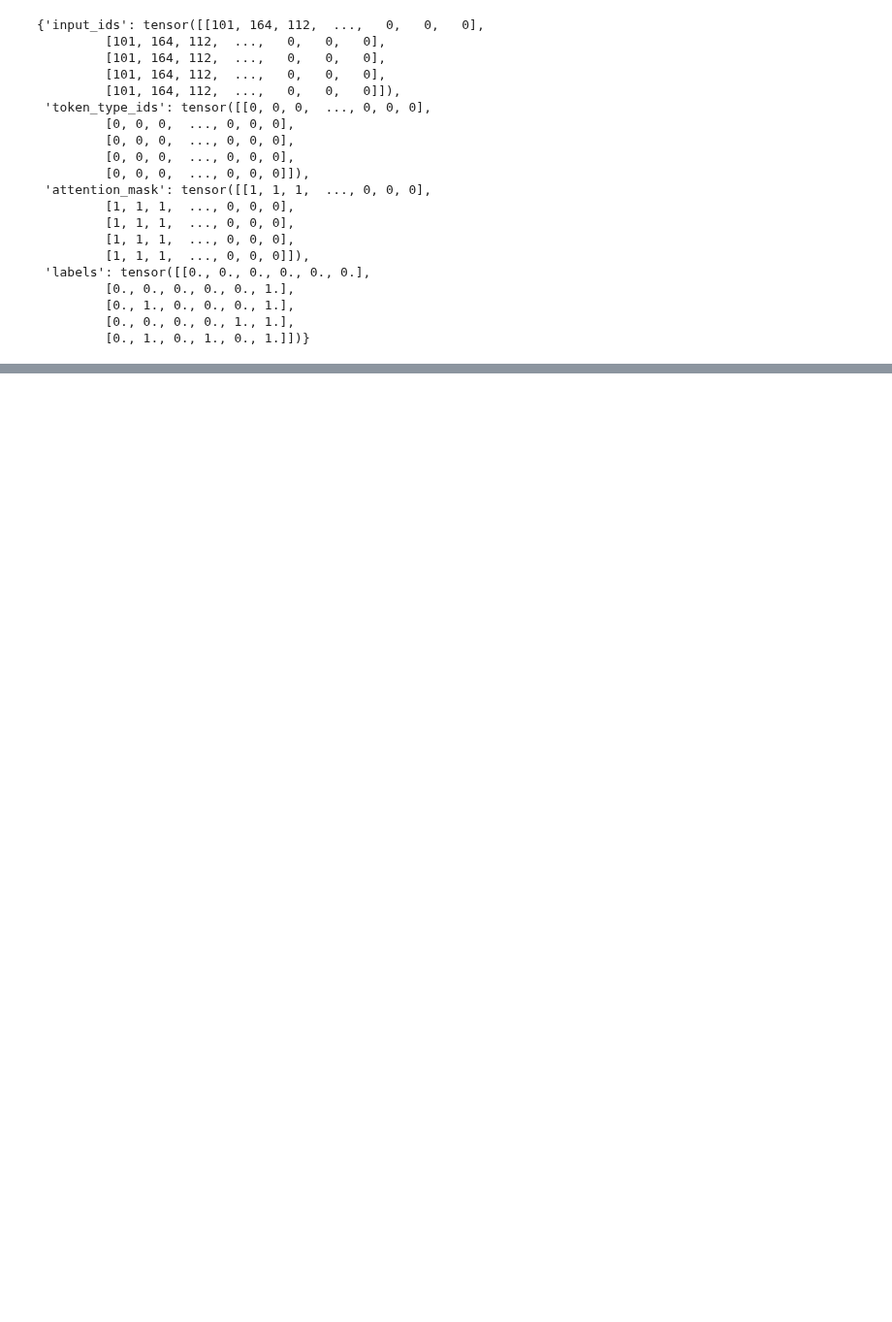
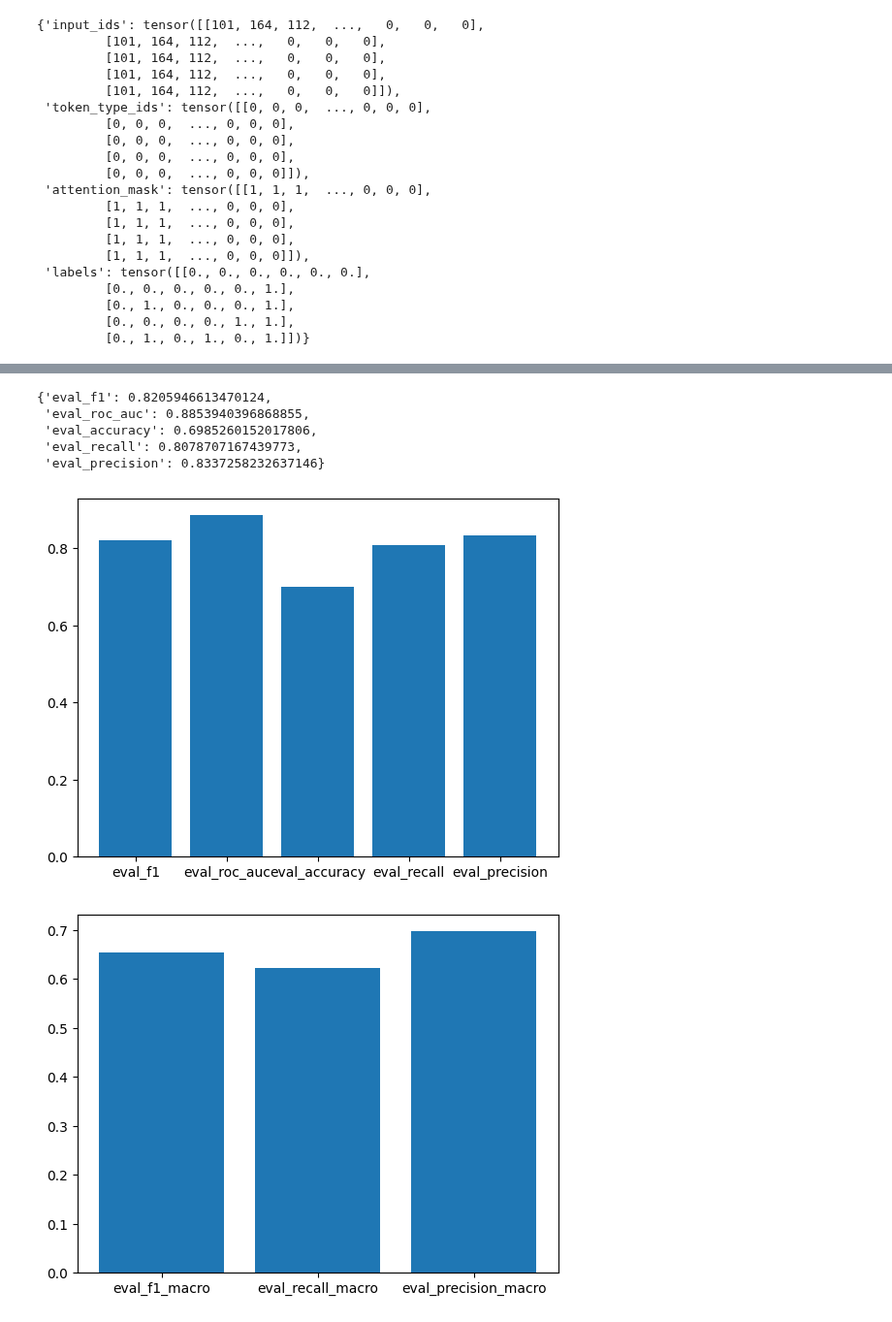
Before and after one commit to lavo2/HLT-Project, a Jupyter notebook: finetuning.ipynb, the cells around one changed output, grey strips where cells are left out. Shown at 97% size. Drawn from its saved outputs; the diff is of its cells as text; code cells hidden in the pictures; blank space fills up the shorter version.

Commit message:
added some plot on finetuning

```diff
--- a/finetuning.ipynb
+++ b/finetuning.ipynb
@@ -568,0 +609,41 @@ encoded_dataset['test'][:5]
+# %%
+metrics = results
+metrics = {k: v for k, v in metrics.items() if k in ['eval_f1', 'eval_roc_auc', 'eval_accuracy', 'eval_recall', 'eval_precision']}
+metrics
+# %% [output]
+{'eval_f1': 0.8205946613470124,
+ 'eval_roc_auc': 0.8853940396868855,
+ 'eval_accuracy': 0.6985260152017806,
+ 'eval_recall': 0.8078707167439773,
+ 'eval_precision': 0.8337258232637146}
+# %%
+# print the metrics: eval_f1, eval_roc_auc, eval_accuracy, eval_recall, eval_precision as bar plot
+import matplotlib.pyplot as plt
+
+metrics = results
+metrics
+
+metrics = {k: v for k, v in metrics.items() if k in ['eval_f1', 'eval_roc_auc', 'eval_accuracy', 'eval_recall', 'eval_precision']}
+
+plt.bar(metrics.keys(), metrics.values())
+
+plt.show()
+
+# print the metrics: eval_f1_macro, eval_recall_macro, eval_precision_macro as bar plot
+metrics = results
+metrics
+
+metrics = {k: v for k, v in metrics.items() if k in ['eval_f1_macro', 'eval_recall_macro', 'eval_precision_macro']}
+plt.bar(metrics.keys(), metrics.values())
+plt.show()
+
+# print the metrics: eval_f1_weighted, eval_recall_weighted, eval_precision_weighted as bar plot
+metrics = results
+metrics
+
+metrics = {k: v for k, v in metrics.items() if k in ['eval_f1_weighted', 'eval_recall_weighted', 'eval_precision_weighted']}
+plt.bar(metrics.keys(), metrics.values())
+plt.show()
+# %% [output]
+[figure, added]
+[figure, added]
```
Also changed, not shown: parts of 4 cells of this notebook.
